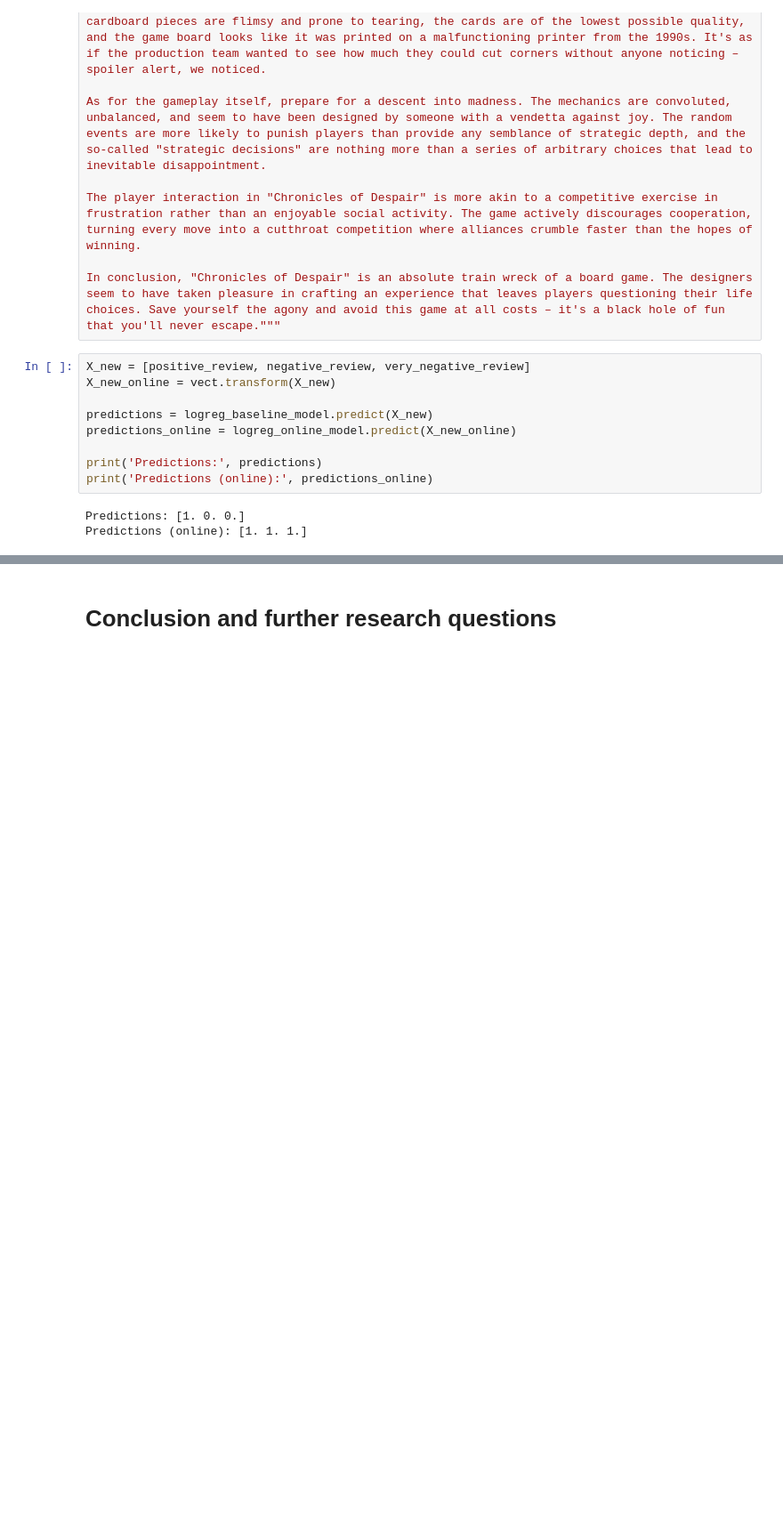
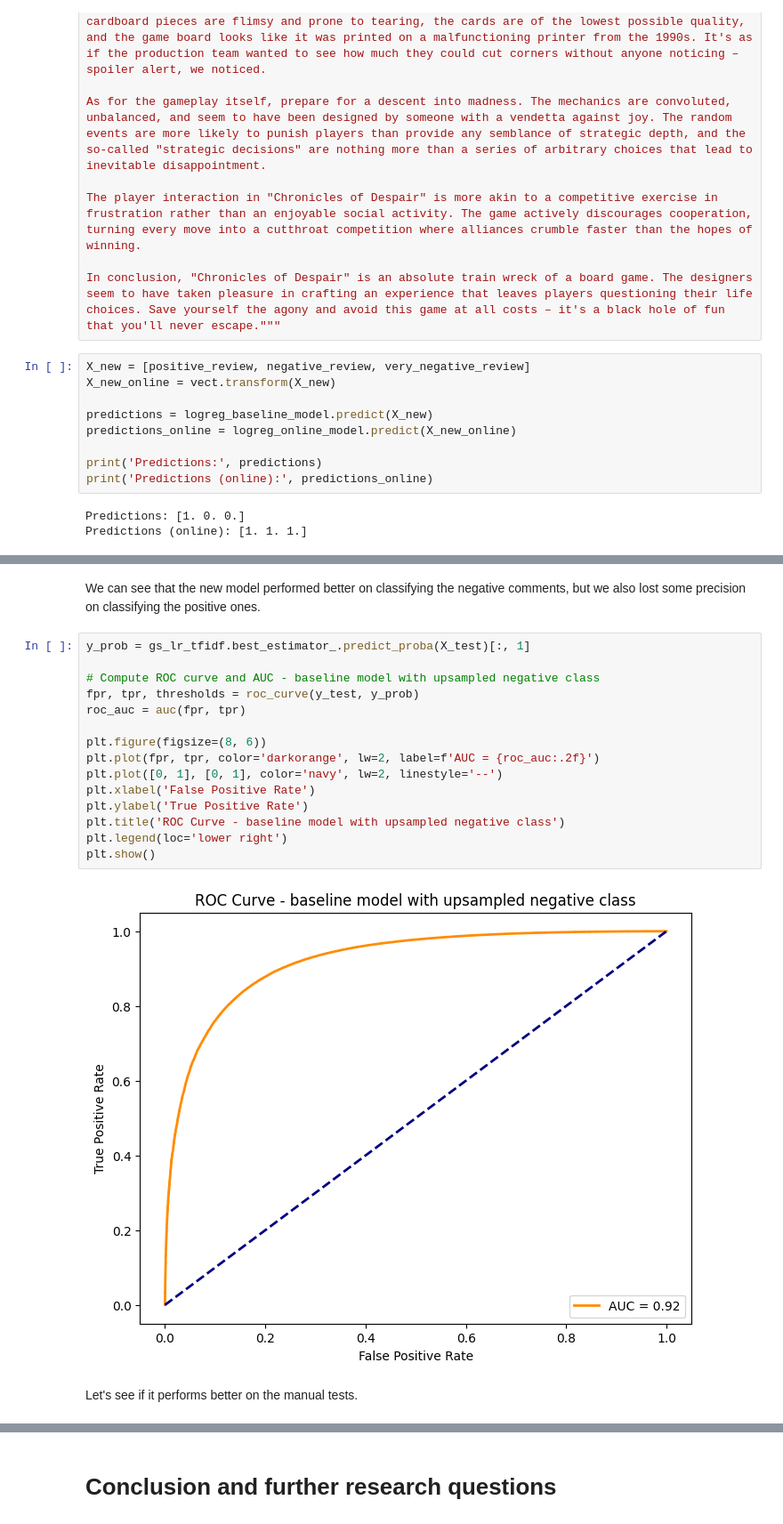
Before and after one commit to indruckbalazs/matmodel, a Jupyter notebook: Sentiment_analysis_of_BoardGameGeek_reviews.ipynb, the cells around one changed output, grey strips where cells are left out. Shown at 89% size. Cells and saved outputs as stored; diff of their text form; blank space fills up the shorter version.

```diff
--- a/Sentiment_analysis_of_BoardGameGeek_reviews.ipynb
+++ b/Sentiment_analysis_of_BoardGameGeek_reviews.ipynb
@@ -1092,0 +1504,21 @@ Predictions (online): [1. 1. 1.]
+# %% [markdown]
+We can see that the new model performed better on classifying the negative comments, but we also lost some precision on classifying the positive ones.
+# %%
+y_prob = gs_lr_tfidf.best_estimator_.predict_proba(X_test)[:, 1]
+
+# Compute ROC curve and AUC - baseline model with upsampled negative class
+fpr, tpr, thresholds = roc_curve(y_test, y_prob)
+roc_auc = auc(fpr, tpr)
+
+plt.figure(figsize=(8, 6))
+plt.plot(fpr, tpr, color='darkorange', lw=2, label=f'AUC = {roc_auc:.2f}')
+plt.plot([0, 1], [0, 1], color='navy', lw=2, linestyle='--')
+plt.xlabel('False Positive Rate')
+plt.ylabel('True Positive Rate')
+plt.title('ROC Curve - baseline model with upsampled negative class')
+plt.legend(loc='lower right')
+plt.show()
+# %% [output]
+[figure, added]
+# %% [markdown]
+Let's see if it performs better on the manual tests.
```
Also changed, not shown: parts of 52 cells of this notebook.
